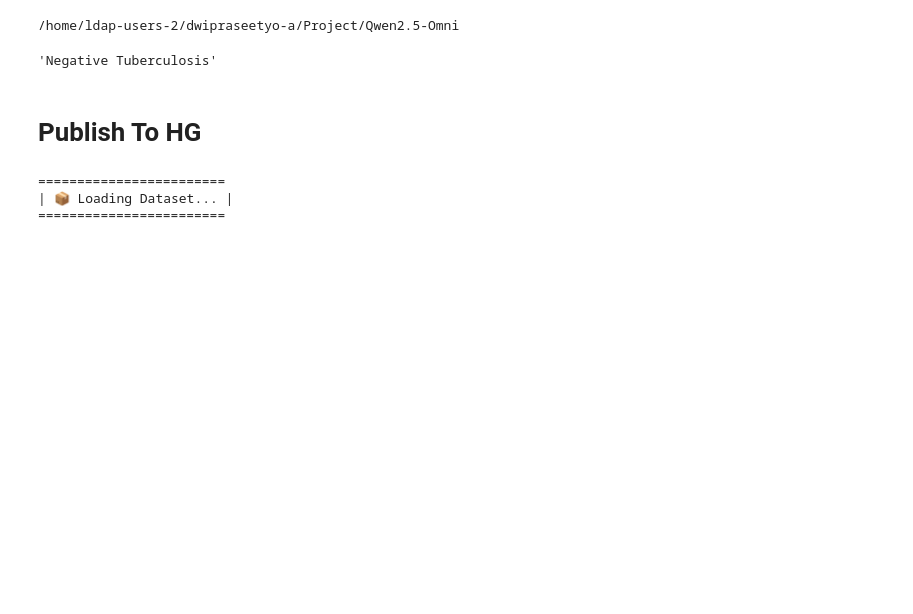
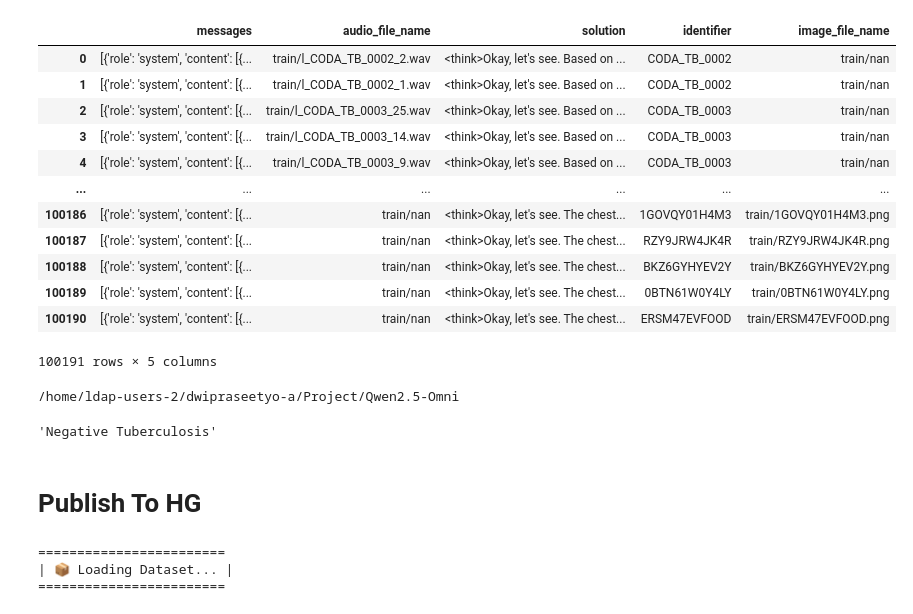
Before and after one commit to arkiven4/Qwen2.5-Omni, a Jupyter notebook: 1.3. Gen Instruct.ipynb, the cells around one changed output. Cells and saved outputs as stored; diff of their text form; code cells hidden in the pictures; blank space fills up the shorter version.

```diff
--- a/1.3. Gen Instruct.ipynb
+++ b/1.3. Gen Instruct.ipynb
@@ -1,3 +81,21 @@
+# %%
+df_missing = df[~df['audio_file_name'].apply(os.path.exists)]
+# %%
+df_missing
+# %% [output]
+|  | messages | audio_file_name | solution | identifier | image_file_name |
+| 0 | [{'role': 'system', 'content': [{... | train/l_CODA_TB_0002_2.wav | <think>Okay, let's see. Based on ... | CODA_TB_0002 | train/nan |
+| 1 | [{'role': 'system', 'content': [{... | train/l_CODA_TB_0002_1.wav | <think>Okay, let's see. Based on ... | CODA_TB_0002 | train/nan |
+| 2 | [{'role': 'system', 'content': [{... | train/l_CODA_TB_0003_25.wav | <think>Okay, let's see. Based on ... | CODA_TB_0003 | train/nan |
+| 3 | [{'role': 'system', 'content': [{... | train/l_CODA_TB_0003_14.wav | <think>Okay, let's see. Based on ... | CODA_TB_0003 | train/nan |
+| 4 | [{'role': 'system', 'content': [{... | train/l_CODA_TB_0003_9.wav | <think>Okay, let's see. Based on ... | CODA_TB_0003 | train/nan |
+| ... | ... | ... | ... | ... | ... |
+| 100186 | [{'role': 'system', 'content': [{... | train/nan | <think>Okay, let's see. The chest... | 1GOVQY01H4M3 | train/1GOVQY01H4M3.png |
+| 100187 | [{'role': 'system', 'content': [{... | train/nan | <think>Okay, let's see. The chest... | RZY9JRW4JK4R | train/RZY9JRW4JK4R.png |
+| 100188 | [{'role': 'system', 'content': [{... | train/nan | <think>Okay, let's see. The chest... | BKZ6GYHYEV2Y | train/BKZ6GYHYEV2Y.png |
+| 100189 | [{'role': 'system', 'content': [{... | train/nan | <think>Okay, let's see. The chest... | 0BTN61W0Y4LY | train/0BTN61W0Y4LY.png |
+| 100190 | [{'role': 'system', 'content': [{... | train/nan | <think>Okay, let's see. The chest... | ERSM47EVFOOD | train/ERSM47EVFOOD.png |
+100191 rows × 5 columns
 # %%
 %cd /home/is/dwipraseetyo-a/NAS_HAI/Project/Qwen2.5-Omni
 
```
Also changed, not shown: parts of 16 cells of this notebook, 18 other files.
